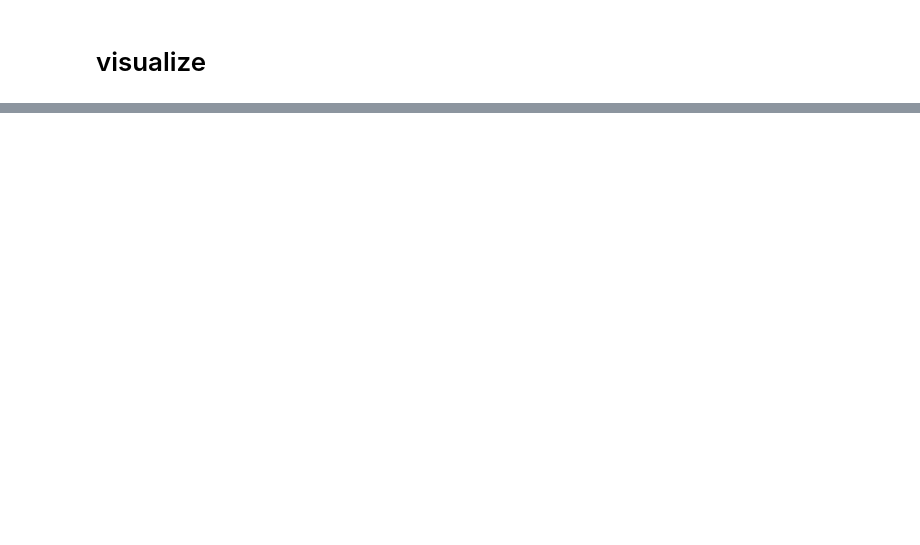
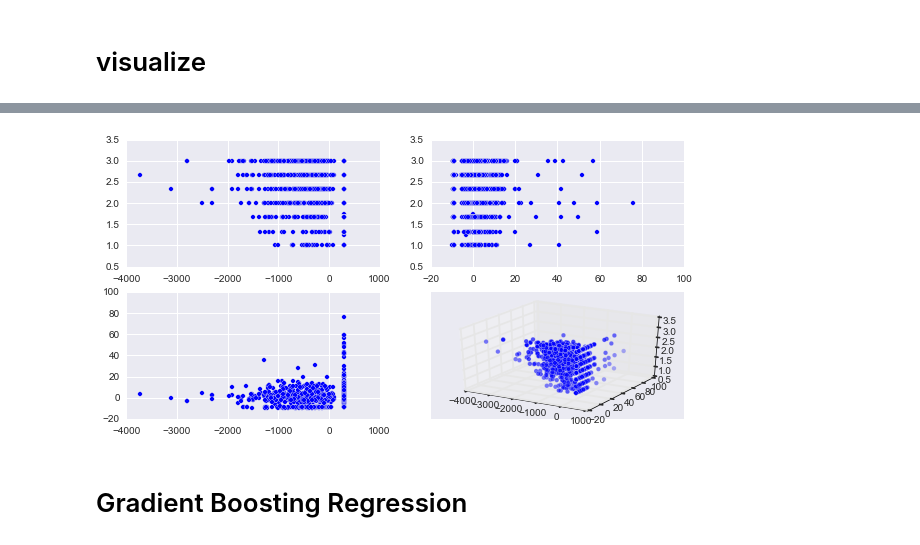
Before and after one commit to clementfung/machine-intelligence, a Jupyter notebook: experiment/regression-models.ipynb, the cells around one changed output, grey strips where cells are left out. Saved outputs shown, nothing was run; the diff lists cells and outputs as text; code cells hidden in the pictures; blank space fills up the shorter version.

```diff
--- a/experiment/regression-models.ipynb
+++ b/experiment/regression-models.ipynb
@@ -150,0 +199,23 @@ plt.scatter(X[:,0], X[:,1], c = map(lambda x: colors[int(x)], Y))
+# %%
+from mpl_toolkits.mplot3d import Axes3D
+def decomp_scatter_3d(X, Y, decomp):
+    args = [Y]
+    X_decomp = decomp.fit_transform(X,*args)
+    fig = plt.figure(figsize=(10,5))
+    ax = fig.add_subplot(221)
+    ax.scatter(X_decomp[:,0], Y)
+    ax = fig.add_subplot(222)
+    ax.scatter(X_decomp[:,1], Y)
+    ax = fig.add_subplot(223)
+    ax.scatter(X_decomp[:,0], X_decomp[:,1])
+
+
+    ax = fig.add_subplot(224, projection='3d')
+    ax.scatter(X_decomp[:,0], X_decomp[:,1], Y)
+X_min  = SelectKBest(f_regression, k = 10).fit_transform(df_train[feat_cols], df_train[Y_KEY])
+
+decomp_scatter_3d(X_min,df_train[Y_KEY], pca)
+# %% [output]
+[figure, added]
+# %% [markdown]
+# Gradient Boosting Regression
```
Also changed, not shown: parts of 49 cells of this notebook, 5 other files.
